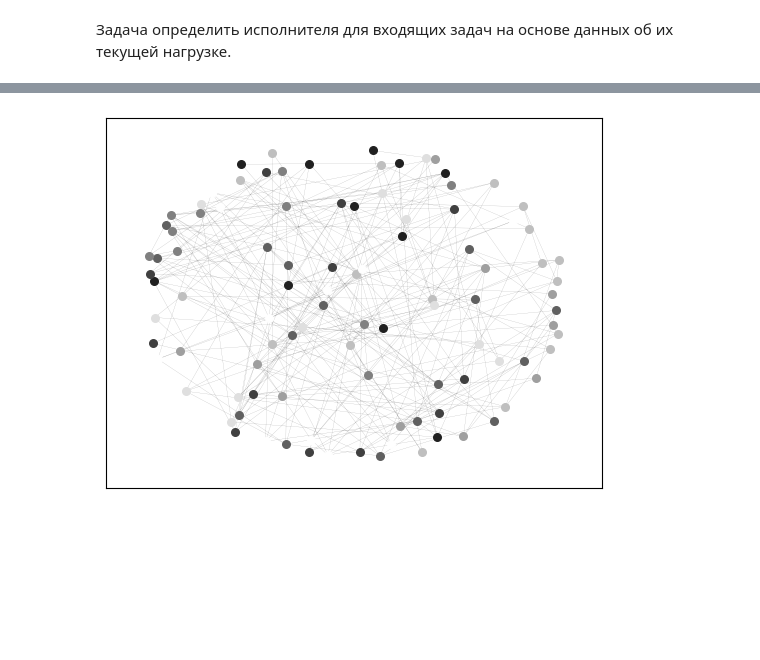
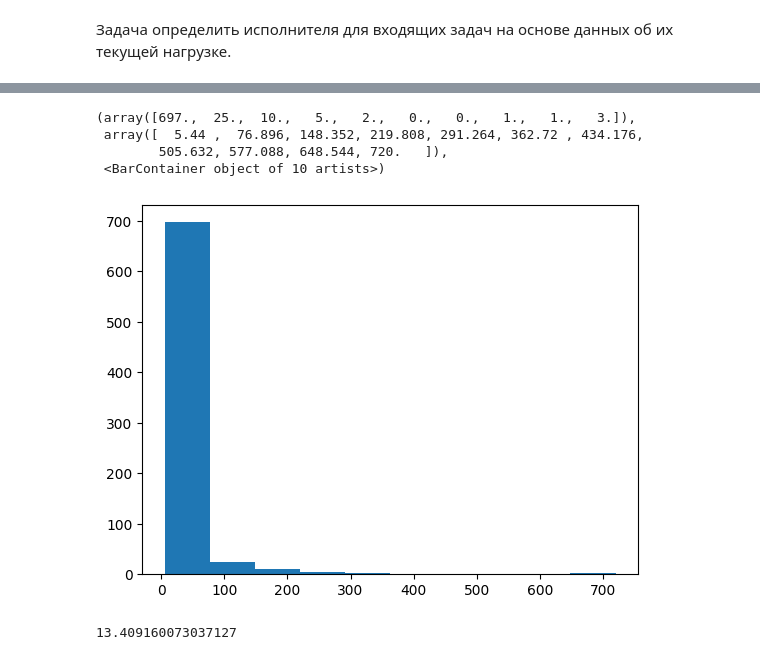
Before and after one commit to DelovayaK0lbasa/applied-graph-theory, a Jupyter notebook: Клевицкий_ИП.ipynb, the cells around one changed output, grey strips where cells are left out. Drawn from its saved outputs; the diff is of its cells as text; code cells hidden in the pictures; blank space fills up the shorter version.

```diff
--- a/Клевицкий_ИП.ipynb
+++ b/Клевицкий_ИП.ipynb
@@ -34,4 +33,4 @@ nx.draw(G, with_labels=True);
 # %%
 for u, v, data in G.edges(data=True):
-    data['weight'] = np.random.randint(0, 101)
+    data['weight'] = np.random.randint(1, 101)
 # %%
@@ -115,13 +108,0 @@ ZeroDivisionError: division by zero
-# %%
-partition = nx.algorithms.community.louvain_communities(G)
-
-size = len(partition)
-count = 0.
-for com in partition:
-    count = count + 1.
-    nx.draw_networkx_nodes(G, pos, com, node_size=30, node_color=str(count / size), cmap='viridis')
-
-nx.draw_networkx_edges(G, pos, width=0.1, alpha=0.5)
-plt.show()
-# %% [output]
-[figure, removed]
@@ -127,0 +115,12 @@ plt.show()
+# %%
+plt.hist(edge_bottlenecks.values())
+# %% [output]
+(array([697.,  25.,  10.,   5.,   2.,   0.,   0.,   1.,   1.,   3.]),
+ array([  5.44 ,  76.896, 148.352, 219.808, 291.264, 362.72 , 434.176,
+        505.632, 577.088, 648.544, 720.   ]),
+ <BarContainer object of 10 artists>)
+[figure, added]
+# %%
+np.median(edge_colors)
+# %% [output]
+13.409160073037127
```
Also changed, not shown: parts of 11 cells of this notebook, 4 other files.
